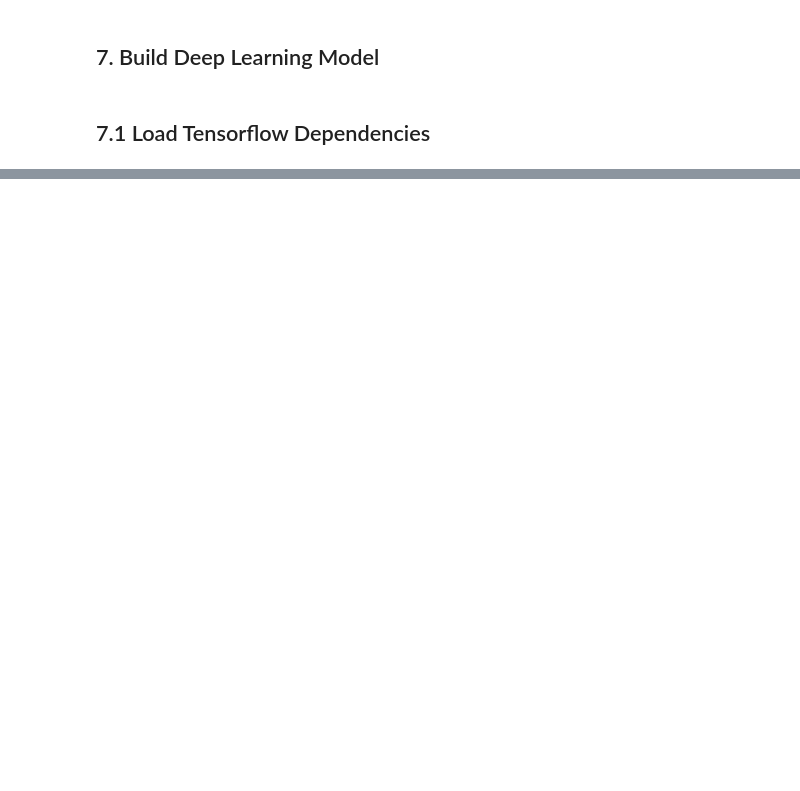
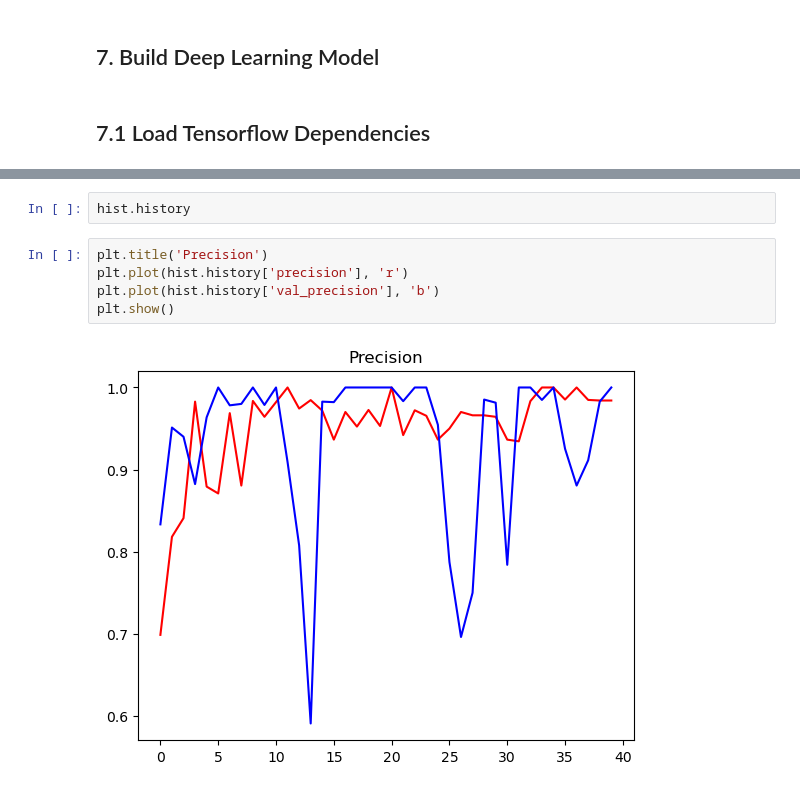
Before and after one commit to HilthonTT/CNN-AudioClassifier, a Jupyter notebook: AudioClassification.ipynb, the cells around one changed output, grey strips where cells are left out. Saved outputs shown, nothing was run; the diff lists cells and outputs as text; blank space fills up the shorter version.

```diff
--- a/AudioClassification.ipynb
+++ b/AudioClassification.ipynb
@@ -187,0 +244,9 @@ ResourceExhaustedError: failed to allocate memory [Op:AddV2]
+# %%
+hist.history
+# %%
+plt.title('Precision')
+plt.plot(hist.history['precision'], 'r')
+plt.plot(hist.history['val_precision'], 'b')
+plt.show()
+# %% [output]
+[figure, added]
```
Also changed, not shown: parts of 15 cells of this notebook.
